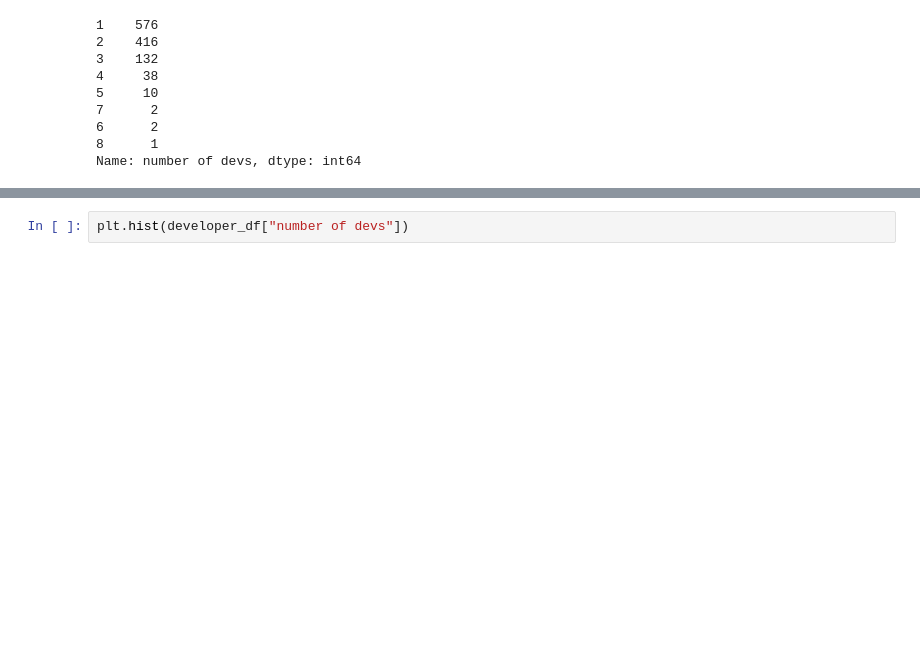
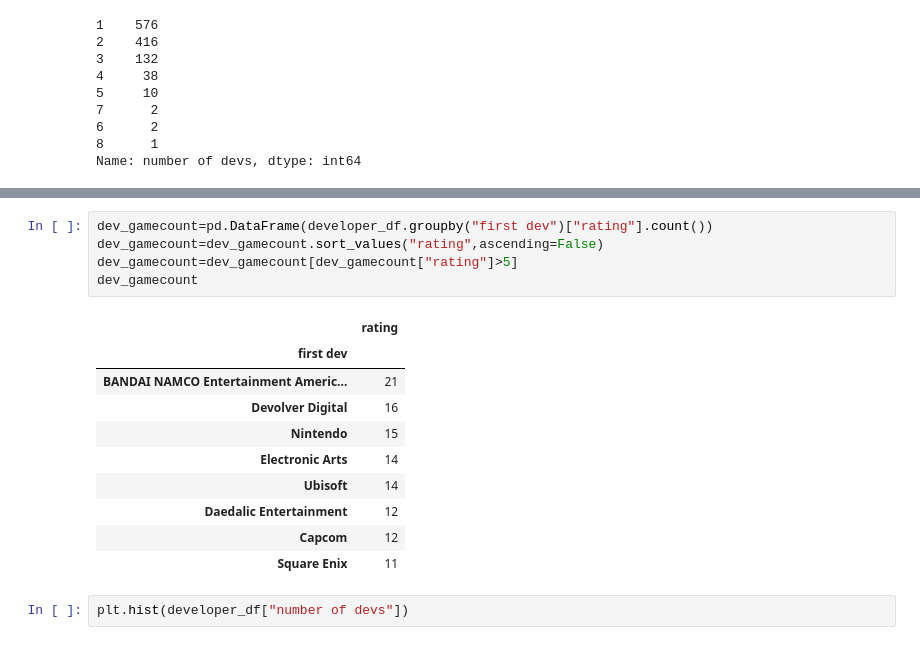
Before and after one commit to Rishi0406/project_1, a Jupyter notebook: developer.ipynb, the cells around one changed output, grey strips where cells are left out. Cells and saved outputs as stored; diff of their text form; blank space fills up the shorter version.

```diff
--- a/developer.ipynb
+++ b/developer.ipynb
@@ -162,3 +165,19 @@ developer_df.head()
+# %%
+dev_gamecount=pd.DataFrame(developer_df.groupby("first dev")["rating"].count())
+dev_gamecount=dev_gamecount.sort_values("rating",ascending=False)
+dev_gamecount=dev_gamecount[dev_gamecount["rating"]>5]
+dev_gamecount
+# %% [output]
+|  | rating |
+| first dev |  |
+| BANDAI NAMCO Entertainment Americ... | 21 |
+| Devolver Digital | 16 |
+| Nintendo | 15 |
+| Electronic Arts | 14 |
+| Ubisoft | 14 |
+| Daedalic Entertainment | 12 |
+| Capcom | 12 |
+| Square Enix | 11 |
 # %%
 plt.hist(developer_df["number of devs"])
 # %% [output]
```
Also changed, not shown: parts of 3 cells of this notebook, 5 other files.
